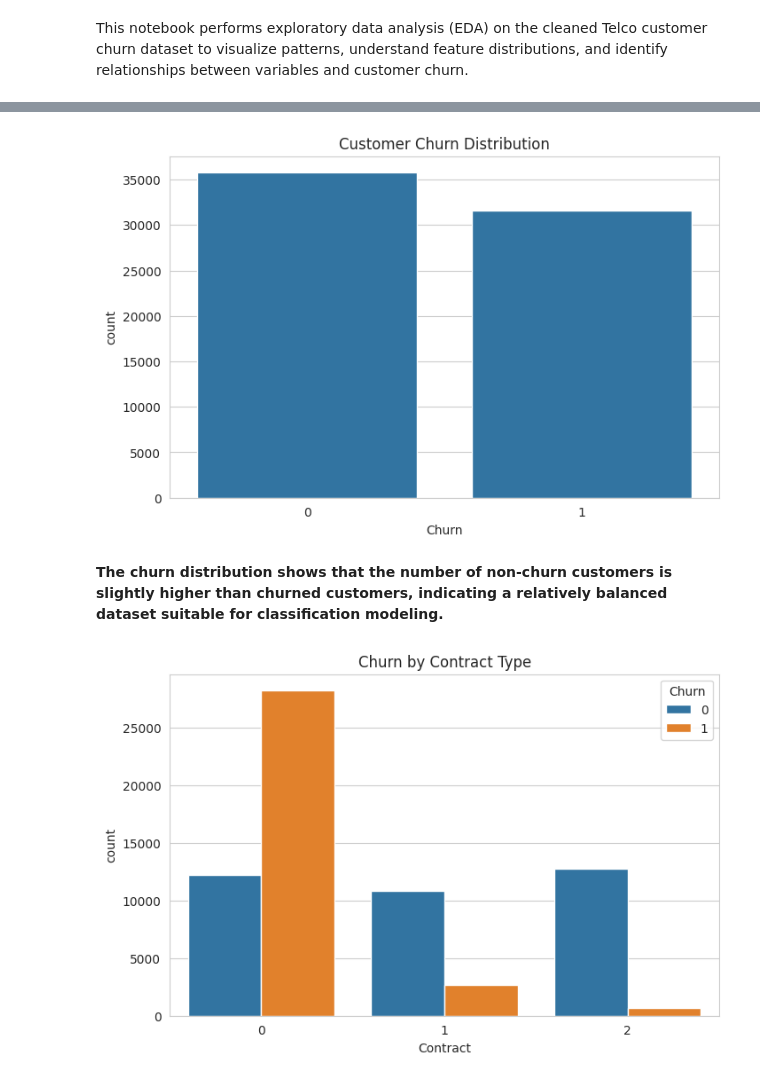
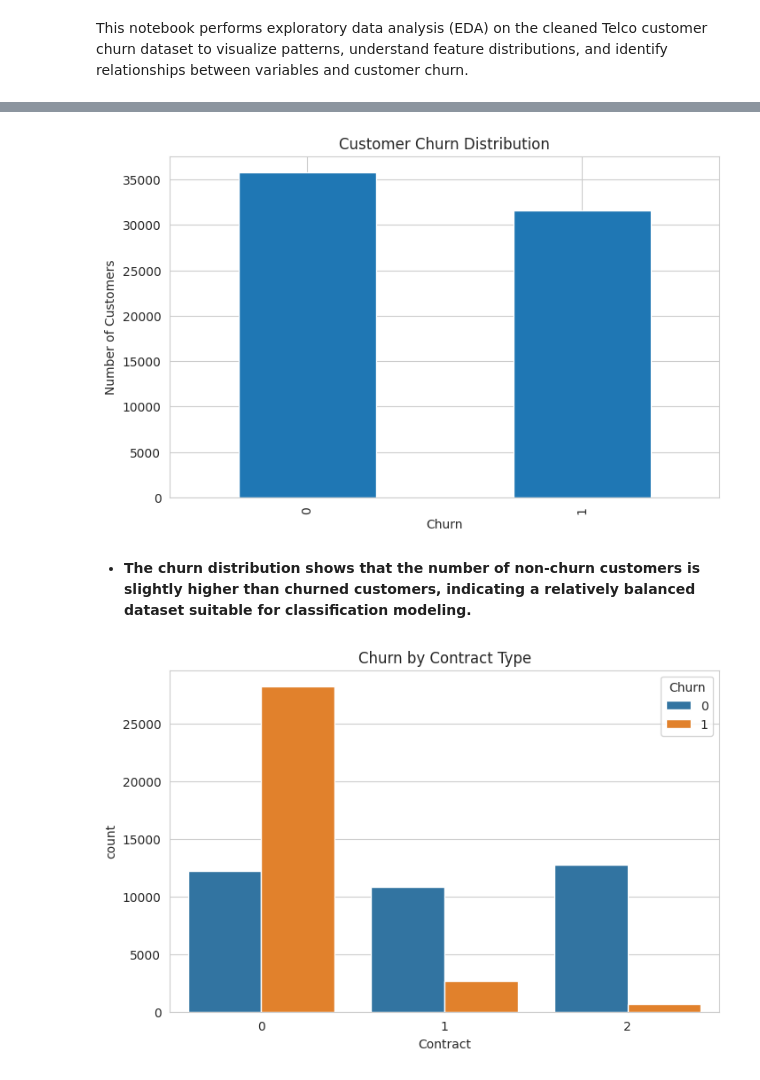
Before and after one commit to linda-bsharat/telco-customer-churn-prediction, a Jupyter notebook: notebooks/02_eda_and_visualization.ipynb, the cells around one changed output, grey strips where cells are left out. Drawn from its saved outputs; the diff is of its cells as text; code cells hidden in the pictures.

```diff
--- a/notebooks/02_eda_and_visualization.ipynb
+++ b/notebooks/02_eda_and_visualization.ipynb
@@ -62,7 +69,0 @@ df.describe()
-# %%
-sns.countplot(x="Churn", data=df)
-
-plt.title("Customer Churn Distribution")
-plt.show()
-# %% [output]
-[figure, removed]
@@ -69,5 +74,16 @@ plt.show()
+# %%
+# Plot churn distribution
+df["Churn"].value_counts().plot(kind="bar")
+plt.title("Customer Churn Distribution")
+plt.xlabel("Churn")
+plt.ylabel("Number of Customers")
+plt.show()
+# %% [output]
+[figure, added]
 # %% [markdown]
-**The churn distribution shows that the number of non-churn customers is slightly higher than churned customers, indicating a relatively balanced dataset suitable for classification modeling.**
+
+
+*   **The churn distribution shows that the number of non-churn customers is slightly higher than churned customers, indicating a relatively balanced dataset suitable for classification modeling.**
 # %%
 sns.countplot(x="Contract", hue="Churn", data=df)
 
```
Also changed, not shown: parts of 13 cells of this notebook.
